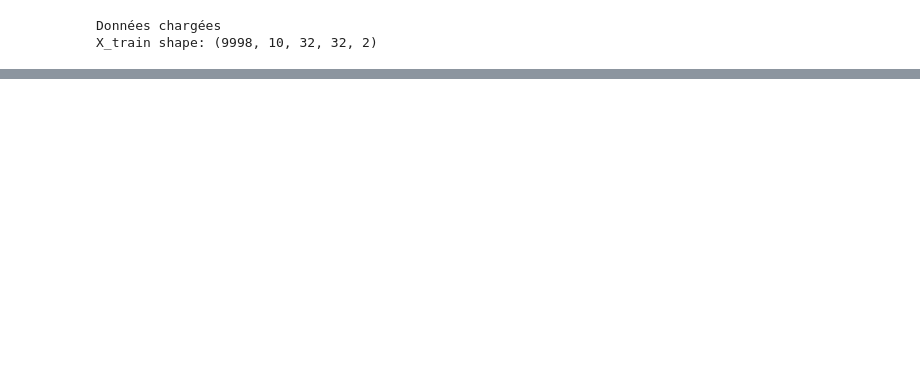
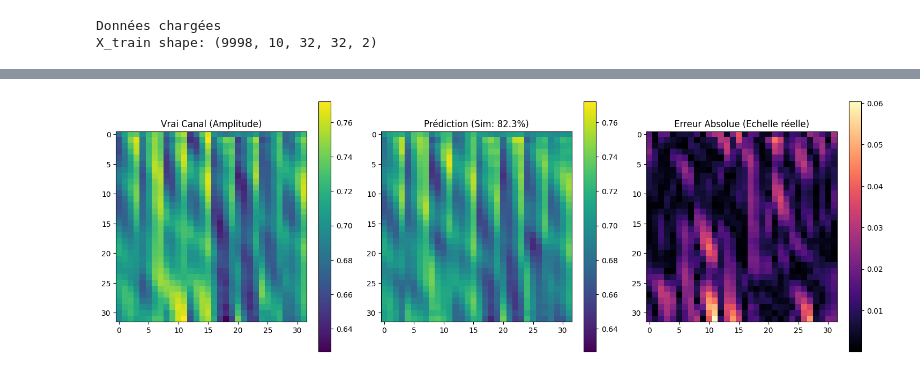
Before and after one commit to Styleflo/NokiaCSIprediction, a Jupyter notebook: model_training/CSI_Channel_Prediction.ipynb, the cells around one changed output, grey strips where cells are left out. Saved outputs shown, nothing was run; the diff lists cells and outputs as text; code cells hidden in the pictures; blank space fills up the shorter version.

```diff
--- a/model_training/CSI_Channel_Prediction.ipynb
+++ b/model_training/CSI_Channel_Prediction.ipynb
@@ -275,0 +242,86 @@ visualize_temporal_diff(X_test, sample_idx=42)
+# %%
+def evaluate_results(model, X_test_scaled, X_test_real, Y_test_real, mean, std, num_samples=100, tolerance=2):
+    # 1. Prédire sur les données normalisées
+    preds_norm = model.predict(X_test_scaled[:num_samples], verbose=0)
+
+    # 2. DÉNORMALISATION de la prédiction
+    preds_real = (preds_norm * std) + mean
+
+    similarities_model = []
+    similarities_naive = []
+
+    # NMSE (dB) modèle et baseline naïve
+    nmse_db_model = []
+    nmse_db_naive = []
+
+    for i in range(num_samples):
+        # --- Calcul Similarité Modèle ---
+        diff_model = np.abs(Y_test_real[i] - preds_real[i])
+        acc_m = np.mean(diff_model < tolerance) * 100
+        similarities_model.append(acc_m)
+
+        # --- Calcul Similarité Naïve (Persistance) ---
+        naive_snapshot = X_test_real[i, -1, :, :, :]
+        diff_naive = np.abs(Y_test_real[i] - naive_snapshot)
+        acc_n = np.mean(diff_naive < tolerance) * 100
+        similarities_naive.append(acc_n)
+
+        # --- NMSE dB (modèle / naïf) ---
+        eps = 1e-12
+        den = np.sum(np.square(Y_test_real[i])) + eps
+
+        nmse_m = np.sum(np.square(Y_test_real[i] - preds_real[i])) / den
+        nmse_n = np.sum(np.square(Y_test_real[i] - naive_snapshot)) / den
+
+        nmse_db_model.append(10.0 * np.log10(nmse_m + eps))
+        nmse_db_naive.append(10.0 * np.log10(nmse_n + eps))
+
+    # --- Affichage des Scores ---
+    avg_model = np.mean(similarities_model)
+    avg_naive = np.mean(similarities_naive)
+
+    avg_nmse_model = np.mean(nmse_db_model)
+    avg_nmse_naive = np.mean(nmse_db_naive)
+
+    print("-" * 50)
+    print(f"RÉSULTATS SUR {num_samples} ÉCHANTILLONS (Seuil: {tolerance})")
+    print(f"Similarité MOYENNE MODÈLE : {avg_model:.2f}%")
+    print(f"Similarité MOYENNE NAÏVE  : {avg_naive:.2f}%")
+    print(f"Gain de l'IA (similarité) : {avg_model - avg_naive:.2f}%")
+    print(f"NMSE MOYENNE MODÈLE (dB)  : {avg_nmse_model:.3f}")
+    print(f"NMSE MOYENNE NAÏVE  (dB)  : {avg_nmse_naive:.3f}")
+    print(f"Gain NMSE (dB)            : {avg_nmse_naive - avg_nmse_model:.3f} (plus grand = mieux)")
+    print("-" * 50)
+
+    # --- Visualisation du dernier échantillon ---
+    idx = num_samples - 1
+    true_amp = np.sqrt(Y_test_real[idx, ..., 0]**2 + Y_test_real[idx, ..., 1]**2)
+    pred_amp = np.sqrt(preds_real[idx, ..., 0]**2 + preds_real[idx, ..., 1]**2)
+
+    v_min = min(true_amp.min(), pred_amp.min())
+    v_max = max(true_amp.max(), pred_amp.max())
+
+    plt.figure(figsize=(15, 5))
+
+    plt.subplot(1, 3, 1)
+    plt.title("Vrai Canal (Amplitude)")
+    im1= plt.imshow(true_amp, cmap='viridis', vmin=v_min, vmax=v_max)
+    plt.colorbar()
+
+    plt.subplot(1, 3, 2)
+    plt.title(f"Prédiction (Sim: {similarities_model[-1]:.1f}%)")
+    im2= plt.imshow(pred_amp, cmap='viridis', vmin=v_min, vmax=v_max)
+    plt.colorbar()
+
+    plt.subplot(1, 3, 3)
+    plt.title("Erreur Absolue (Echelle réelle)")
+    plt.imshow(np.abs(true_amp - pred_amp), cmap='magma')
+    plt.colorbar()
+
+    plt.tight_layout()
+    plt.show()
+
+    return preds_real
+
+pred = evaluate_results(model, X_test_scaled, X_test, Y_test, mean, std, num_samples=100, tolerance=0.02)
+# %% [output]
@@ -275,0 +337 @@ visualize_temporal_diff(X_test, sample_idx=42)
+[figure, added]
```
Also changed, not shown: parts of 19 cells of this notebook, 4 other files.
